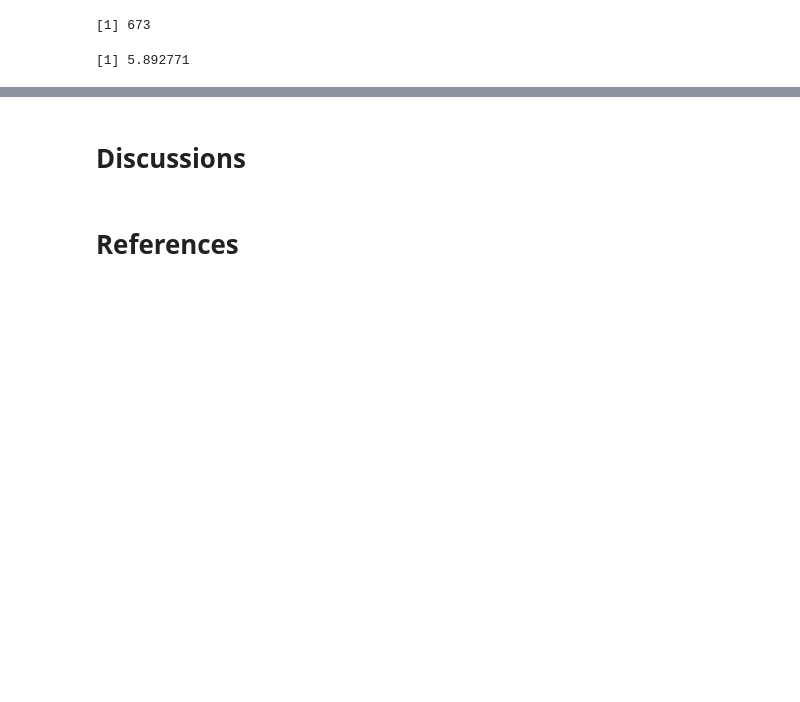
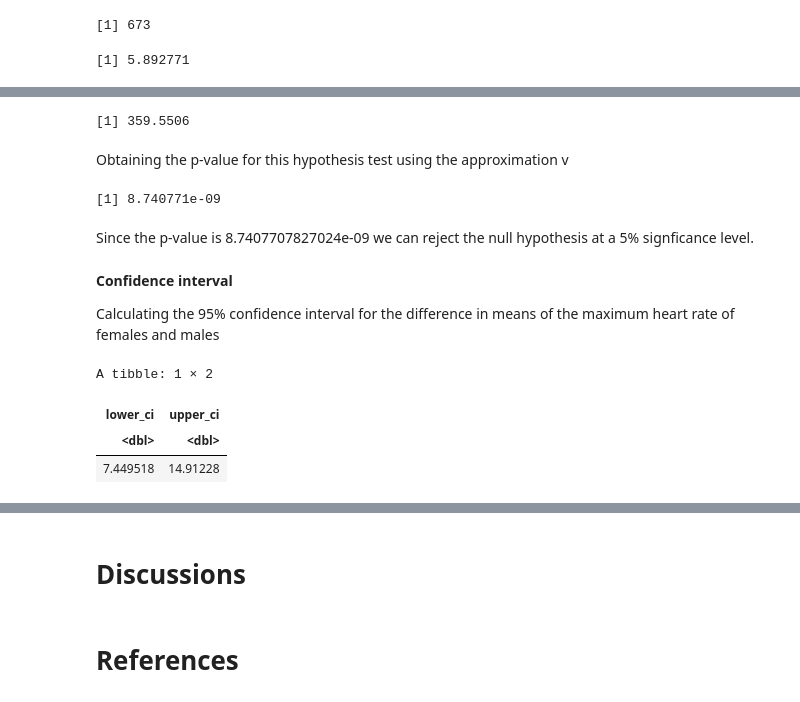
Before and after one commit to glenren/stat_201_group_47, a Jupyter notebook: FinalReport.ipynb, the cells around one changed output, grey strips where cells are left out. Drawn from its saved outputs; the diff is of its cells as text; code cells hidden in the pictures; blank space fills up the shorter version.

```diff
--- a/FinalReport.ipynb
+++ b/FinalReport.ipynb
@@ -187,3 +187,37 @@ $$
 }
 $$
 degrees of freedom.
+# %%
+set.seed(252)
+v = (var_f_mhr/n_f + var_m_mhr/n_m)^2/(var_f_mhr^2/(n_f^2*(n_f-1)) + var_m_mhr^2/(n_m^2*(n_m-1)))   # calculate the degrees of freedom
+
+v
+# %% [output]
+[1] 359.5506
+# %% [markdown]
+Obtaining the p-value for this hypothesis test using the approximation v
+# %%
+set.seed(253)
+p_val <-2*pt(t_stat, df = v, lower.tail = FALSE)
+
+p_val
+# %% [output]
+[1] 8.740771e-09
+# %% [markdown]
+Since the p-value is 8.7407707827024e-09 we can reject the null hypothesis at a 5% signficance level.
+# %% [markdown]
+**Confidence interval**
+
+Calculating the 95% confidence interval for the difference in means of the maximum heart rate of females and males
+# %%
+set.seed(253)
+data_diffmean_ci <- tibble(
+    lower_ci = (avg_f_mhr - avg_m_mhr) + qt(0.025, df = v) * sqrt(var_f_mhr/n_f + var_m_mhr/n_m),
+    upper_ci = (avg_f_mhr - avg_m_mhr) + qt(0.975, df = v) * sqrt(var_f_mhr/n_f + var_m_mhr/n_m))
+
+data_diffmean_ci
+# %% [output]
+A tibble: 1 × 2
+| lower_ci | upper_ci |
+| <dbl> | <dbl> |
+| 7.449518 | 14.91228 |
```
Also changed, not shown: parts of 3 cells of this notebook.
